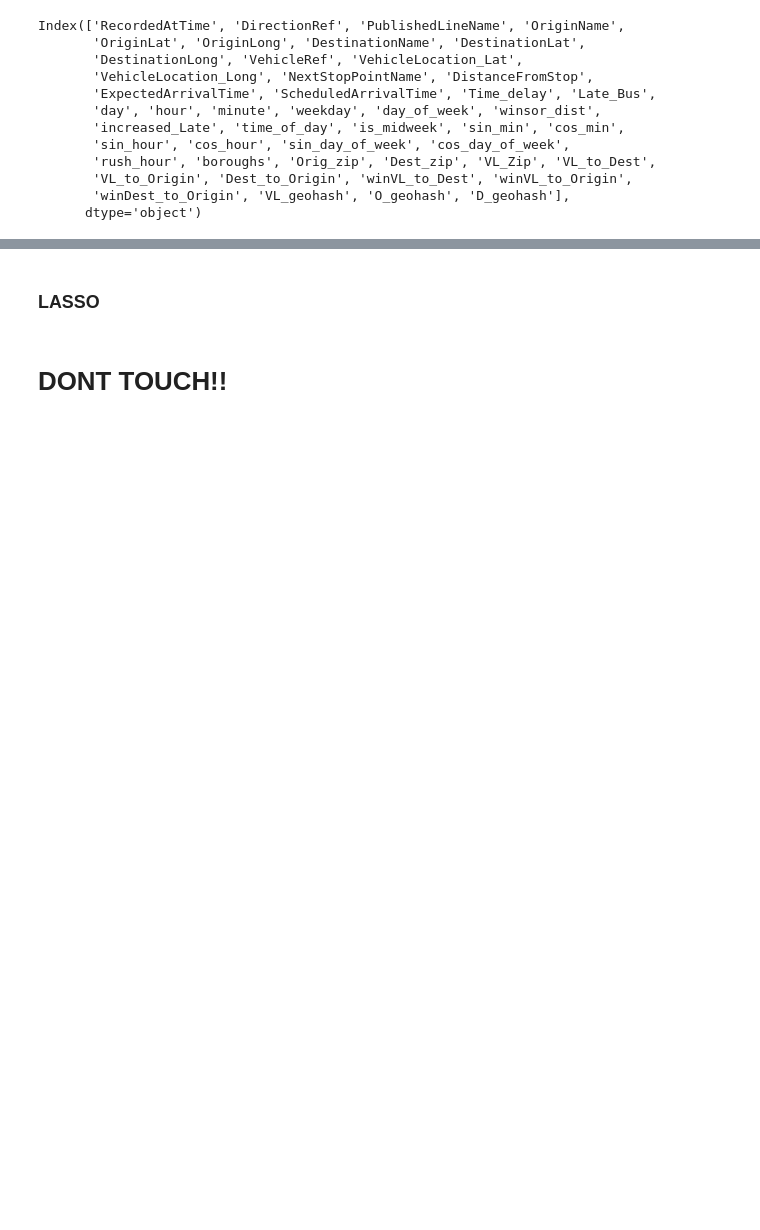
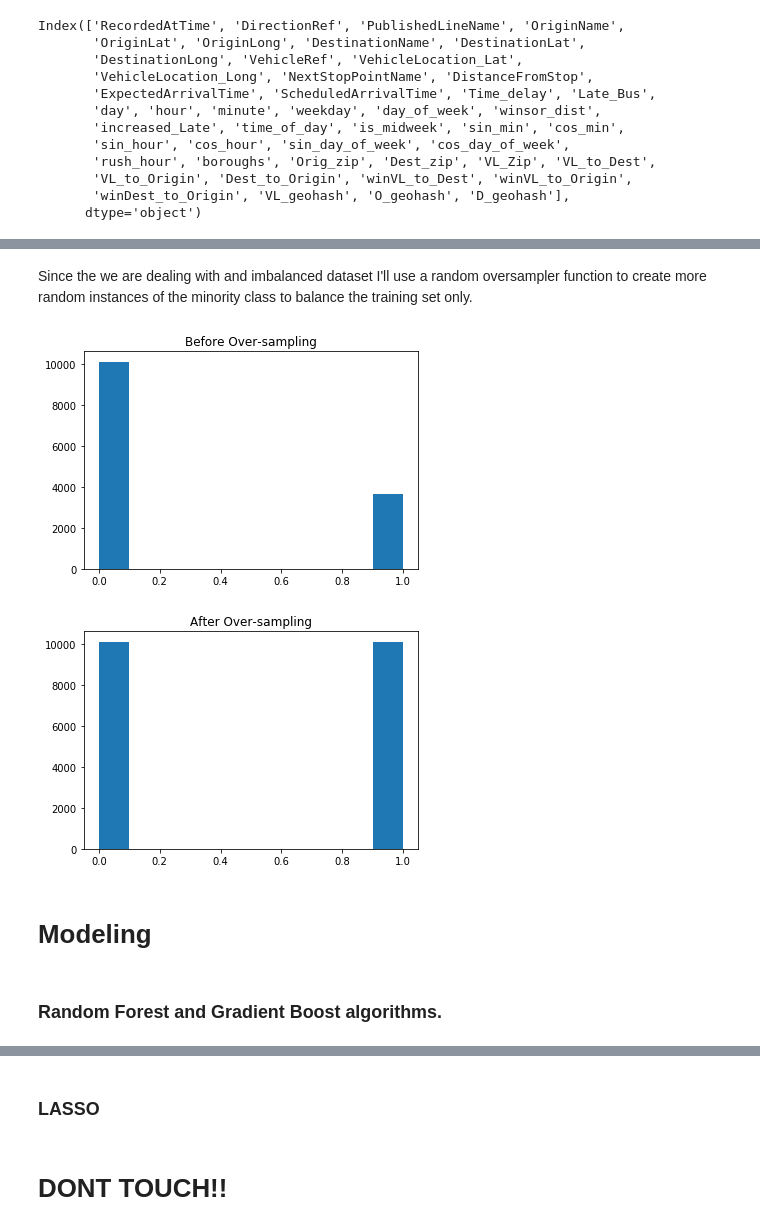
Before and after one commit to keith44/TF-Data_Science, a Jupyter notebook: Data_Science/Supervised learning/NY BUS PREDICTION.ipynb, the cells around one changed output, grey strips where cells are left out. Saved outputs shown, nothing was run; the diff lists cells and outputs as text; code cells hidden in the pictures; blank space fills up the shorter version.

```diff
--- a/Data_Science/Supervised learning/NY BUS PREDICTION.ipynb
+++ b/Data_Science/Supervised learning/NY BUS PREDICTION.ipynb
@@ -1318,0 +1283,5 @@ Next we'll take at a look at the correlations of the variables to the target.
+# %%
+#drop correlations that were nan and order feature columns from decending correlation scores
+corr_to_target = dict(corr_to_target[:-1])
+X_train = X_train.loc[:,corr_to_target.keys()]
+X_test = X_test.loc[:,corr_to_target.keys()]
@@ -1319,7 +1292,10 @@ Next we'll take at a look at the correlations of the variables to the target.
 # %%
+# recusive feature selection using logistic regression
+lr = LogisticRegression(max_iter=300, solver= 'liblinear', warm_start= True)
+
 from sklearn.feature_selection import RFE
 # feature extraction
-rfe = RFE(rfc, n_features_to_select=100)
+rfe = RFE(lr, n_features_to_select=150)
 # fit on train set
 fit = rfe.fit(X_train, y_train)
 # transform train set
@@ -1472,7 +1359,19 @@ print(y_test.shape)
+# %% [markdown]
+Since the we are dealing with and imbalanced dataset I'll use a random oversampler function to create more random instances of the minority class to balance the training set only.
 # %%
 import imblearn
 from imblearn.over_sampling import RandomOverSampler
 
 ros = RandomOverSampler(random_state=20)
 X_trainB, y_trainB = ros.fit_sample(X_train, y_train)
+# %%
+plt.hist(y_train)
+plt.title('Before Over-sampling')
+plt.show()
+plt.hist(y_trainB)
+plt.title('After Over-sampling')
+plt.show()
+# %% [output]
+[figure, added]
+[figure, added]
 # %%
@@ -1489 +1384,5 @@ X_testS = normalize(X_test)
+# %% [markdown]
+# Modeling
+# %% [markdown]
+### Random Forest and Gradient Boost algorithms.
 # %%
```
Also changed, not shown: parts of 83 cells of this notebook, 5 other files.
